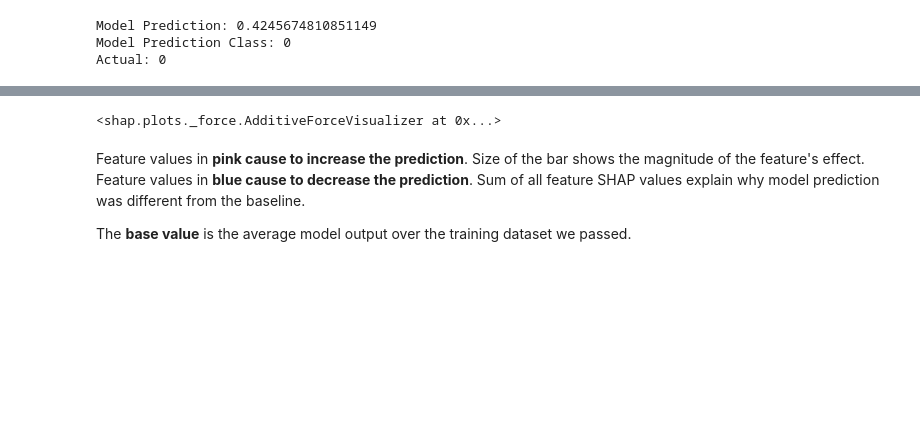
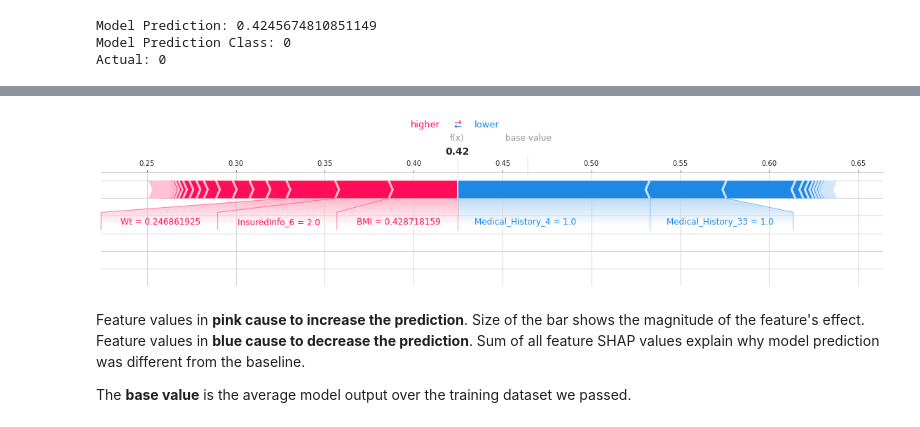
Before and after one commit to ayush9304/Life-Insurance-Risk-Prediction, a Jupyter notebook: Life_Insurance_Risk_Prediction.ipynb, the cells around one changed output, grey strips where cells are left out. Drawn from its saved outputs; the diff is of its cells as text; code cells hidden in the pictures; blank space fills up the shorter version.

Commit message:
Solved js library error for shap force_plot output in github

```diff
--- a/Life_Insurance_Risk_Prediction.ipynb
+++ b/Life_Insurance_Risk_Prediction.ipynb
@@ -423,12 +423,12 @@ Actual: 0
 # %%
 # Calculate Shap values for the row 421
 choosen_row = X_test.iloc[[421]]
 shap_values = explainer.shap_values(choosen_row)
 shap.initjs()
-shap.force_plot(explainer.expected_value[1], shap_values[1], choosen_row)
+shap.force_plot(explainer.expected_value[1], shap_values[1], choosen_row, matplotlib=True)
 # %% [output]
 [interactive output not drawn]
-<shap.plots._force.AdditiveForceVisualizer at 0x...>
+[figure, added]
 # %% [markdown]
 Feature values in **pink cause to increase the prediction**. Size of the bar shows the magnitude of the feature's effect. Feature values in **blue cause to decrease the prediction**. Sum of all feature SHAP values explain why model prediction was different from the baseline.
 
```
Also changed, not shown: parts of 1 cell of this notebook.
